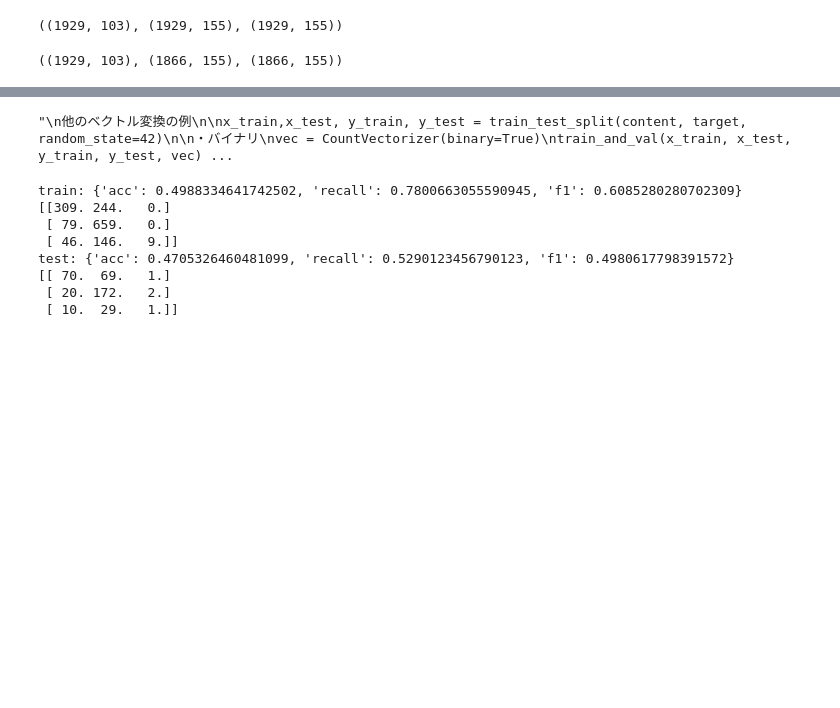
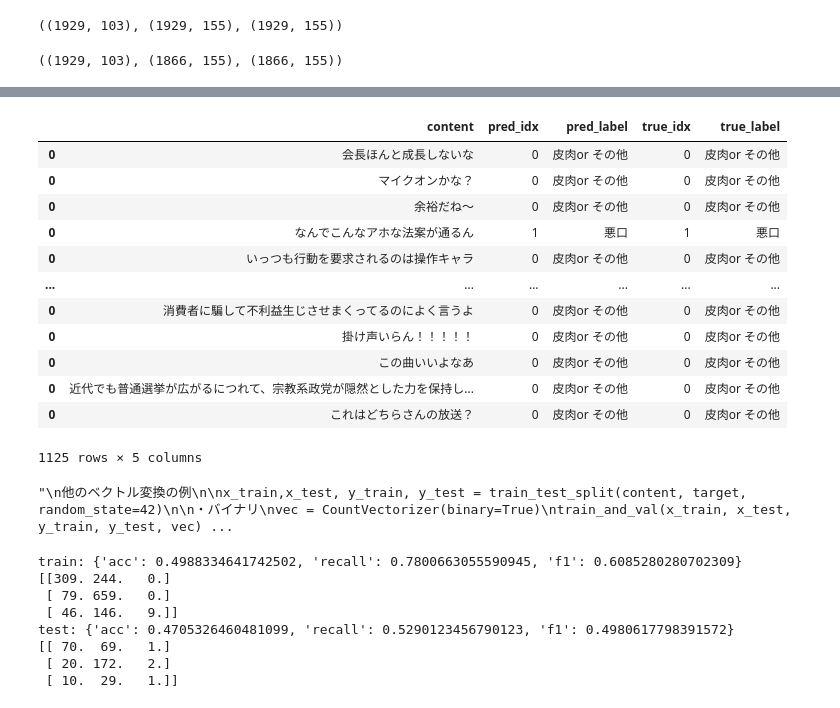
Before and after one commit to N-Eiki/proen, a Jupyter notebook: dev/Untitled.ipynb, the cells around one changed output, grey strips where cells are left out. Cells and saved outputs as stored; diff of their text form; code cells hidden in the pictures; blank space fills up the shorter version.

```diff
--- a/dev/Untitled.ipynb
+++ b/dev/Untitled.ipynb
@@ -490,6 +496,6 @@ df3=create_mean_cosine_sim_data(newdf)
 # %%
-res1 = train_and_pred(df1)
-res2 = train_and_pred(df2)
-res3 = train_and_pred(df3)
+# res1 = train_and_pred(df1)
+# res2 = train_and_pred(df2)
+# res3 = train_and_pred(df3)
 # %% [output]
 train
@@ -567,3 +630,19 @@ test:
+# %%
+print_2x2_correct_pred(true_y=res1["y_train"], pred_y=res["pred_train"], df=res1["x_train"])
+# %% [output]
+|  | content | pred_idx | pred_label | true_idx | true_label |
+| 0 | 会長ほんと成長しないな | 0 | 皮肉or その他 | 0 | 皮肉or その他 |
+| 0 | マイクオンかな？ | 0 | 皮肉or その他 | 0 | 皮肉or その他 |
+| 0 | 余裕だね～ | 0 | 皮肉or その他 | 0 | 皮肉or その他 |
+| 0 | なんでこんなアホな法案が通るん | 1 | 悪口 | 1 | 悪口 |
+| 0 | いっつも行動を要求されるのは操作キャラ | 0 | 皮肉or その他 | 0 | 皮肉or その他 |
+| ... | ... | ... | ... | ... | ... |
+| 0 | 消費者に騙して不利益生じさせまくってるのによく言うよ | 0 | 皮肉or その他 | 0 | 皮肉or その他 |
+| 0 | 掛け声いらん！！！！！ | 0 | 皮肉or その他 | 0 | 皮肉or その他 |
+| 0 | この曲いいよなあ | 0 | 皮肉or その他 | 0 | 皮肉or その他 |
+| 0 | 近代でも普通選挙が広がるにつれて、宗教系政党が隠然とした力を保持し... | 0 | 皮肉or その他 | 0 | 皮肉or その他 |
+| 0 | これはどちらさんの放送？ | 0 | 皮肉or その他 | 0 | 皮肉or その他 |
+1125 rows × 5 columns
 # %%
 # line_score = 0.7
 # for threshold in np.arange(0,1,0.01):
```
Also changed, not shown: parts of 13 cells of this notebook.
